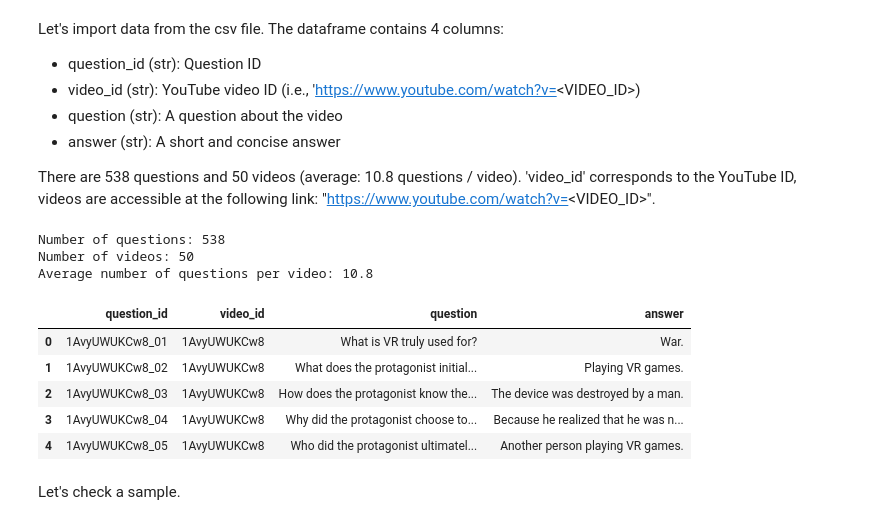
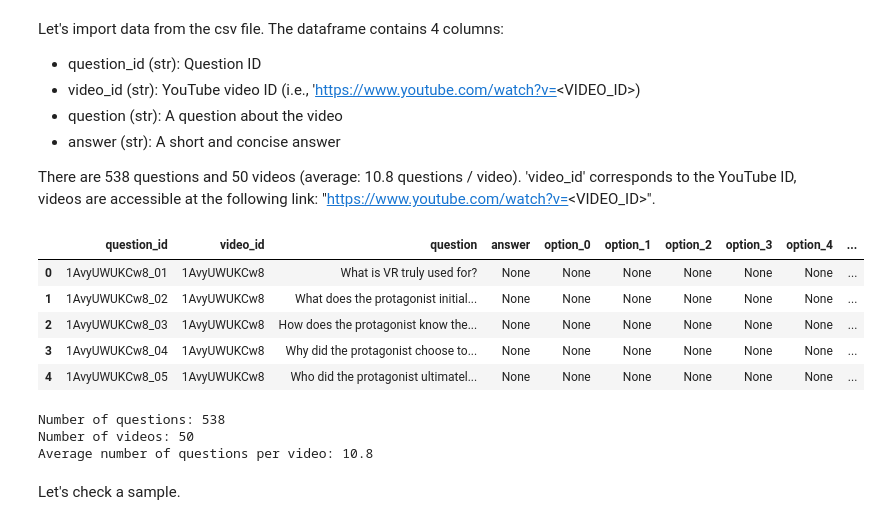
Before and after one commit to ridouaneg/sf20k, a Jupyter notebook: notebooks/competition_tutorial.ipynb, the cells around one changed output. Drawn from its saved outputs; the diff is of its cells as text; code cells hidden in the pictures.

```diff
--- a/notebooks/competition_tutorial.ipynb
+++ b/notebooks/competition_tutorial.ipynb
@@ -25,24 +26,24 @@ Let's import data from the csv file. The dataframe contains 4 columns:
 - answer (str): A short and concise answer
 
 There are 538 questions and 50 videos (average: 10.8 questions / video). 'video_id' corresponds to the YouTube ID, videos are accessible at the following link: "https://www.youtube.com/watch?v=<VIDEO_ID>".
+# %%
+df = load_dataset("rghermi/sf20k", split="test_expert").to_pandas()
+df.head()
+# %% [output]
+|  | question_id | video_id | question | answer | option_0 | option_1 | option_2 | option_3 | option_4 | ... |
+| 0 | 1AvyUWUKCw8_01 | 1AvyUWUKCw8 | What is VR truly used for? | None | None | None | None | None | None | ... |
+| 1 | 1AvyUWUKCw8_02 | 1AvyUWUKCw8 | What does the protagonist initial... | None | None | None | None | None | None | ... |
+| 2 | 1AvyUWUKCw8_03 | 1AvyUWUKCw8 | How does the protagonist know the... | None | None | None | None | None | None | ... |
+| 3 | 1AvyUWUKCw8_04 | 1AvyUWUKCw8 | Why did the protagonist choose to... | None | None | None | None | None | None | ... |
+| 4 | 1AvyUWUKCw8_05 | 1AvyUWUKCw8 | Who did the protagonist ultimatel... | None | None | None | None | None | None | ... |
 # %%
-df = pd.read_csv('test_expert.csv')
-
 print(f"Number of questions: {df.question_id.nunique()}")
 print(f"Number of videos: {df.video_id.nunique()}")
 print(f"Average number of questions per video: {df.question_id.nunique() / df.video_id.nunique():.1f}")
-
-df.head()
 # %% [output]
 Number of questions: 538
 Number of videos: 50
 Average number of questions per video: 10.8
-|  | question_id | video_id | question | answer |
-| 0 | 1AvyUWUKCw8_01 | 1AvyUWUKCw8 | What is VR truly used for? | War. |
-| 1 | 1AvyUWUKCw8_02 | 1AvyUWUKCw8 | What does the protagonist initial... | Playing VR games. |
-| 2 | 1AvyUWUKCw8_03 | 1AvyUWUKCw8 | How does the protagonist know the... | The device was destroyed by a man. |
-| 3 | 1AvyUWUKCw8_04 | 1AvyUWUKCw8 | Why did the protagonist choose to... | Because he realized that he was n... |
-| 4 | 1AvyUWUKCw8_05 | 1AvyUWUKCw8 | Who did the protagonist ultimatel... | Another person playing VR games. |
 # %% [markdown]
 Let's check a sample.
 # %%
```
Also changed, not shown: parts of 7 cells of this notebook, 11 other files.
